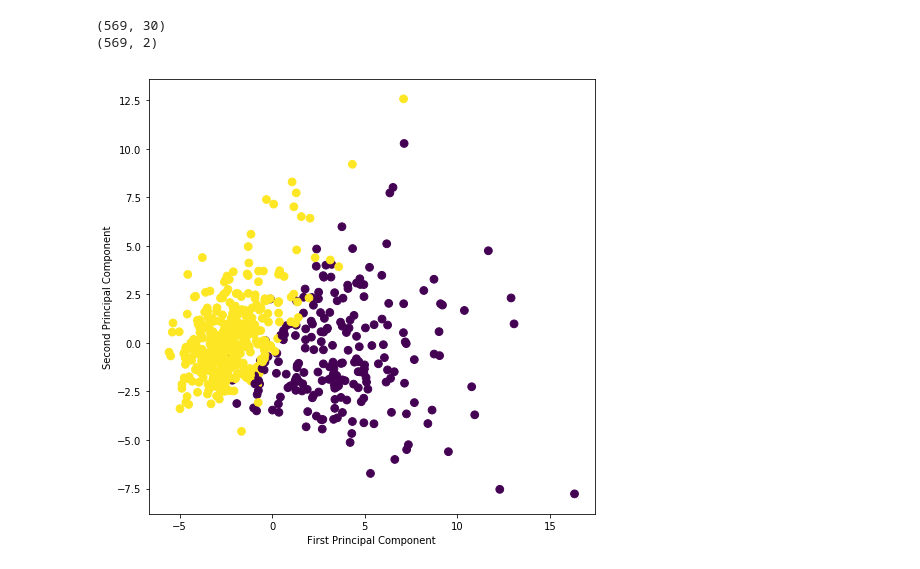
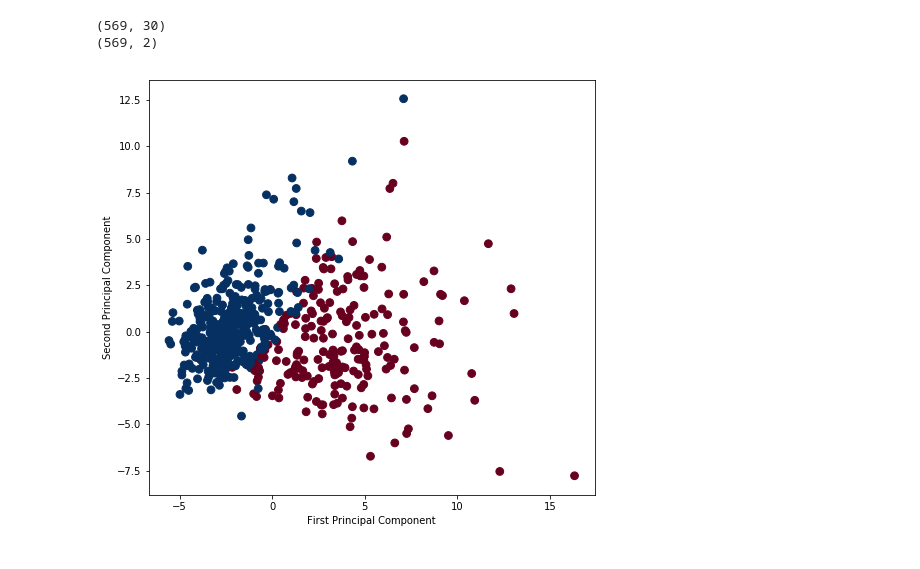
Before and after one commit to rodsveiga/ML_with_Python-Study_notes, a Jupyter notebook: Unsupervised_Learning.ipynb, the cells around one changed output. Saved outputs shown, nothing was run; the diff lists cells and outputs as text; code cells hidden in the pictures.

```diff
--- a/Unsupervised_Learning.ipynb
+++ b/Unsupervised_Learning.ipynb
@@ -390,9 +388,12 @@ print(X_pca.shape)
 (569, 2)
 # %%
 plt.figure(figsize=(8, 8))
-plt.scatter(X_pca[:, 0], X_pca[:, 1], c=cancer.target, s=60)
+plt.scatter(X_pca[:, 0], X_pca[:, 1], c=cancer.target, cmap='RdBu', s=60)
+plt.gca().set_aspect('equal')
 plt.xlabel("First Principal Component")
 plt.ylabel("Second Principal Component")
 plt.show()
+
+# Red points for malignant and blue for benign.
 # %% [output]
-[figure, old version]
+[figure, new version]
```
Also changed, not shown: parts of 4 cells of this notebook.
